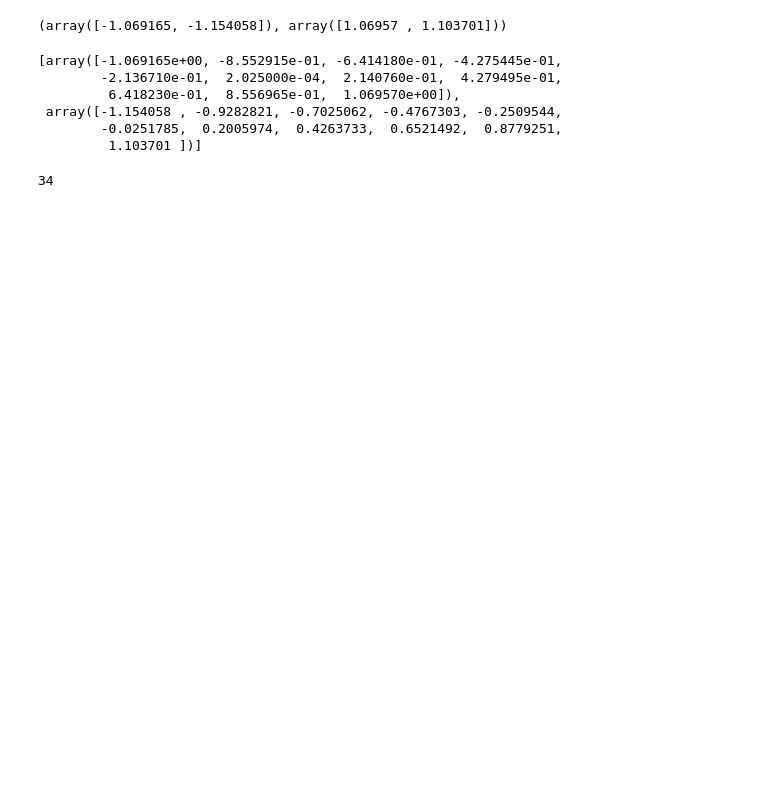
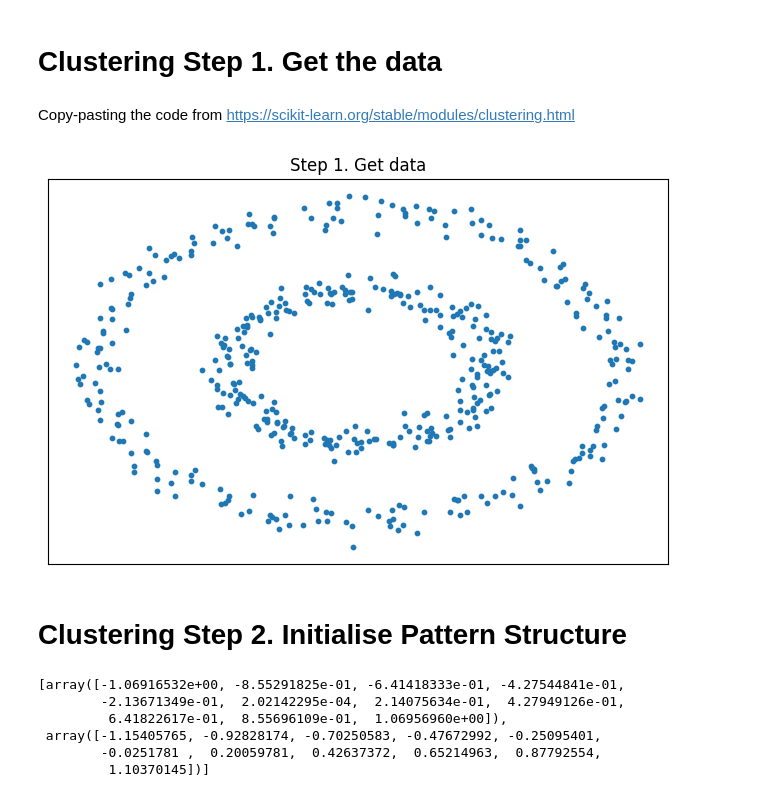
Before and after one commit to EgorDudyrev/Paper_StablePatternClustering, a Jupyter notebook: notebooks/27.08_First_clusterisation_script.ipynb, the cells around one changed output. Cells and saved outputs as stored; diff of their text form; code cells hidden in the pictures; blank space fills up the shorter version.

Commit message:
Add first version of the clustering script

```diff
--- a/notebooks/27.08_First_clusterisation_script.ipynb
+++ b/notebooks/27.08_First_clusterisation_script.ipynb
@@ -12,3 +23,7 @@ from sklearn.preprocessing import StandardScaler
+# %% [markdown]
+# Clustering Step 1. Get the data
+# %% [markdown]
+Copy-pasting the code from https://scikit-learn.org/stable/modules/clustering.html
 # %%
 # ============
 # Generate datasets. We choose the size big enough to see the scalability
@@ -22,8 +37,0 @@ noisy_circles = datasets.make_circles(
-# %%
-X, y = noisy_circles
-
-X = X.round(6)
-
-X.min(0), X.max(0)
-# %% [output]
-(array([-1.069165, -1.154058]), array([1.06957 , 1.103701]))
@@ -29,0 +40,12 @@ X.min(0), X.max(0)
+# %%
+fig, ax = plt.subplots(figsize=(8, 5))
+
+vlib.init_axis(ax, 'Step 1. Get data', [], [])
+ax.scatter(X[:,0], X[:,1], s=10)
+
+fig.savefig('../figures/pipe_step1_circlesdata.pdf')
+plt.show()
+# %% [output]
+[figure, added]
+# %% [markdown]
+# Clustering Step 2. Initialise Pattern Structure
@@ -30,12 +56,11 @@ X.min(0), X.max(0)
 # %%
-borders_per_axis = [np.linspace(X[:,j].min(), X[:,j].max(), 11)
-                      for j in range(X.shape[1])]
+borders_per_axis = [np.linspace(X[:,j].min(), X[:,j].max(), 11) for j in range(X.shape[1])]
 borders_per_axis
 # %% [output]
-[array([-1.069165e+00, -8.552915e-01, -6.414180e-01, -4.275445e-01,
-        -2.136710e-01,  2.025000e-04,  2.140760e-01,  4.279495e-01,
-         6.418230e-01,  8.556965e-01,  1.069570e+00]),
- array([-1.154058 , -0.9282821, -0.7025062, -0.4767303, -0.2509544,
-        -0.0251785,  0.2005974,  0.4263733,  0.6521492,  0.8779251,
-         1.103701 ])]
+[array([-1.06916532e+00, -8.55291825e-01, -6.41418333e-01, -4.27544841e-01,
+        -2.13671349e-01,  2.02142295e-04,  2.14075634e-01,  4.27949126e-01,
+         6.41822617e-01,  8.55696109e-01,  1.06956960e+00]),
+ array([-1.15405765, -0.92828174, -0.70250583, -0.47672992, -0.25095401,
+        -0.0251781 ,  0.20059781,  0.42637372,  0.65214963,  0.87792554,
+         1.10370145])]
 # %%
@@ -44,8 +69,3 @@ ps_cart = PS.CartesianPS(basic_pss)
 data = list(ps_cart.preprocess_data(X))
 # %%
 assert len(list(ps_cart.extent(data, ps_cart.intent(data)))) == len(data)
-# %%
-attr_extents = [ext for _, ext in ps_cart.iter_attributes(data, min_support=0.1)]
-print(len(attr_extents))
-# %% [output]
-34
```
Also changed, not shown: parts of 37 cells of this notebook, 6 other files.
